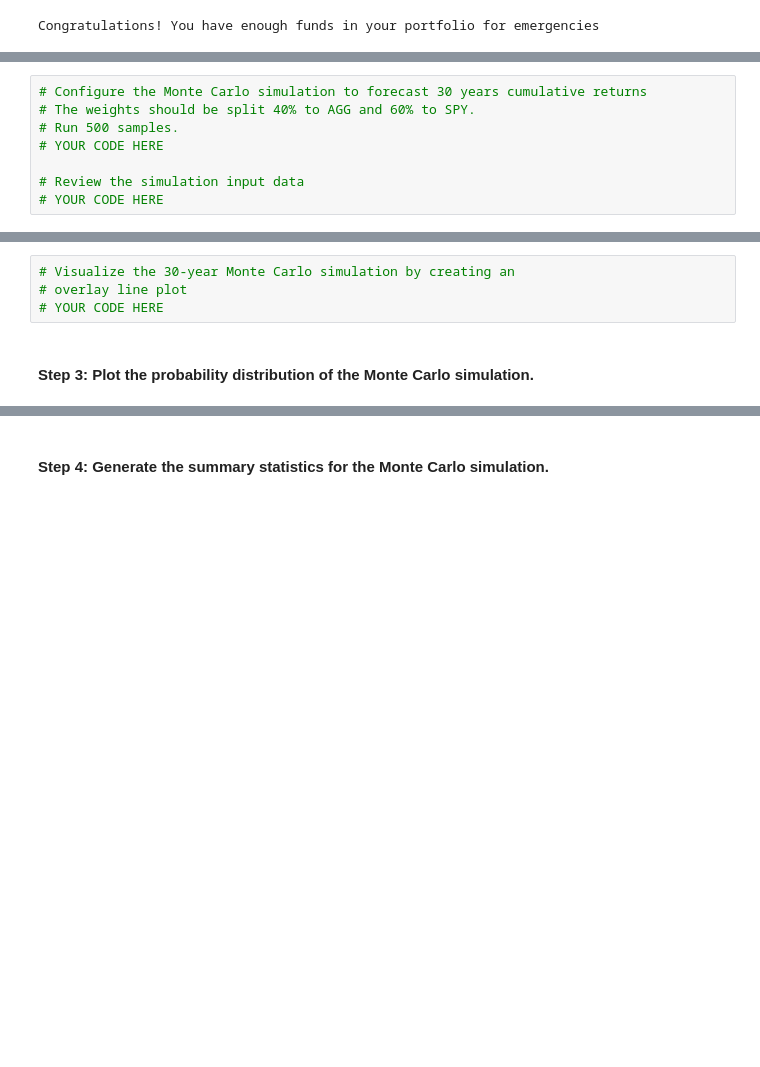
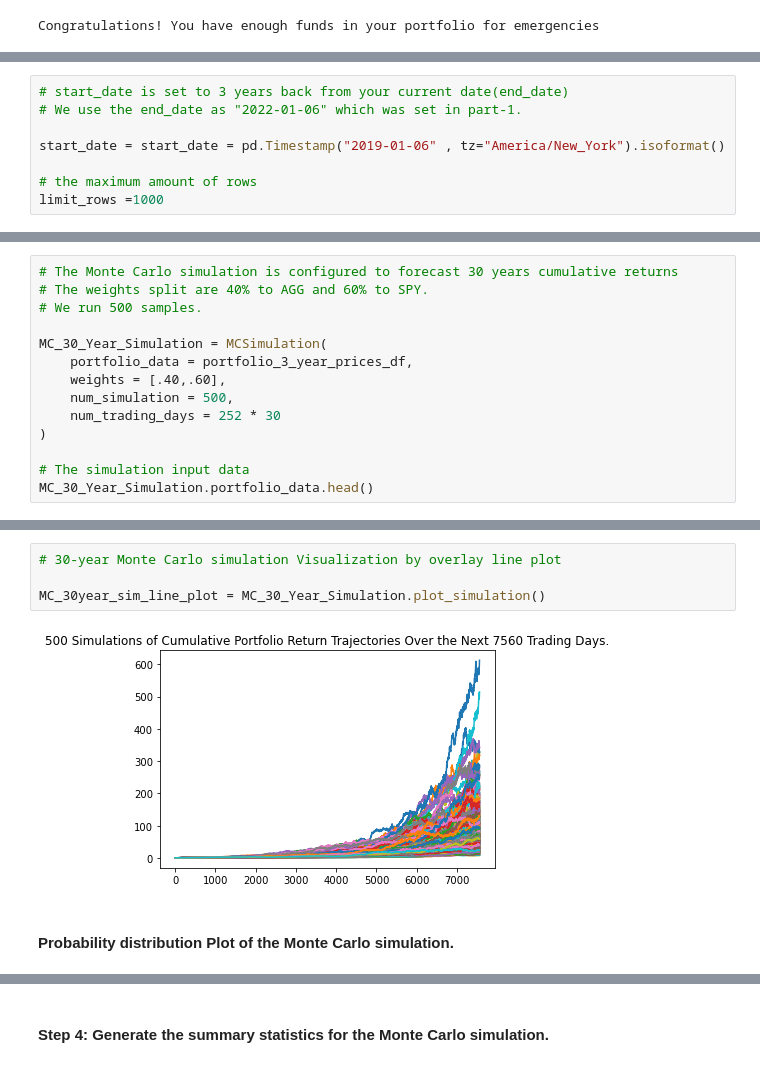
Before and after one commit to rupikaranjan/Plan_Your_Finance, a Jupyter notebook: financial_planning_tools.ipynb, the cells around one changed output, grey strips where cells are left out. Cells and saved outputs as stored; diff of their text form; blank space fills up the shorter version.

Commit message:
Added Financial planner for retirement using Monte Carlo Forecart Tools for 30 and 10 year simulation.

```diff
--- a/financial_planning_tools.ipynb
+++ b/financial_planning_tools.ipynb
@@ -409 +397,9 @@ In this section, you’ll use the MCForecastTools library to create a Monte Carl
+# %%
+# start_date is set to 3 years back from your current date(end_date)
+# We use the end_date as "2022-01-06" which was set in part-1.
+
+start_date = start_date = pd.Timestamp("2019-01-06" , tz="America/New_York").isoformat()
+
+# the maximum amount of rows
+limit_rows =1000
 # %%
@@ -422,8 +442,14 @@ In this section, you’ll use the MCForecastTools library to create a Monte Carl
 # %%
-# Configure the Monte Carlo simulation to forecast 30 years cumulative returns
-# The weights should be split 40% to AGG and 60% to SPY.
-# Run 500 samples.
-# YOUR CODE HERE
+# The Monte Carlo simulation is configured to forecast 30 years cumulative returns
+# The weights split are 40% to AGG and 60% to SPY.
+# We run 500 samples.
 
-# Review the simulation input data
-# YOUR CODE HERE
+MC_30_Year_Simulation = MCSimulation(
+    portfolio_data = portfolio_3_year_prices_df,
+    weights = [.40,.60],
+    num_simulation = 500,
+    num_trading_days = 252 * 30
+)
+
+# The simulation input data
+MC_30_Year_Simulation.portfolio_data.head()
@@ -433,7 +511,9 @@ In this section, you’ll use the MCForecastTools library to create a Monte Carl
 # %%
-# Visualize the 30-year Monte Carlo simulation by creating an
-# overlay line plot
-# YOUR CODE HERE
+# 30-year Monte Carlo simulation Visualization by overlay line plot
+
+MC_30year_sim_line_plot = MC_30_Year_Simulation.plot_simulation()
+# %% [output]
+[figure, added]
 # %% [markdown]
-#### Step 3: Plot the probability distribution of the Monte Carlo simulation.
+#### Probability distribution Plot of the Monte Carlo simulation.
 # %%
```
Also changed, not shown: parts of 28 cells of this notebook, 13 other files.
